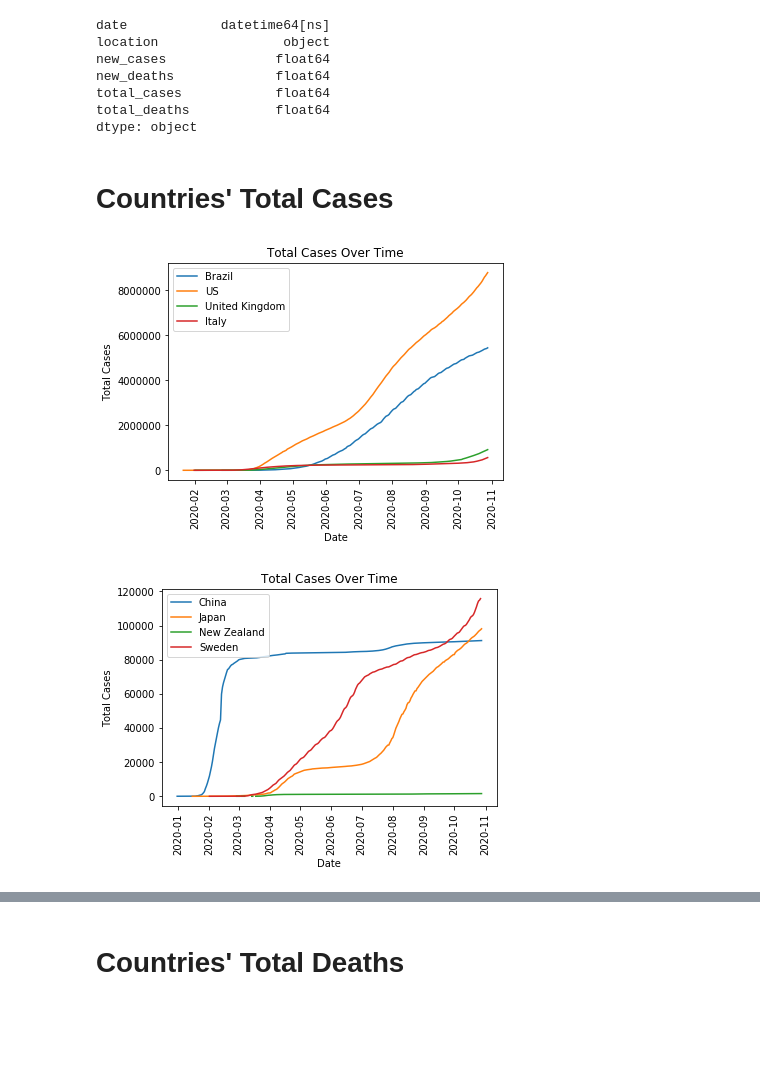
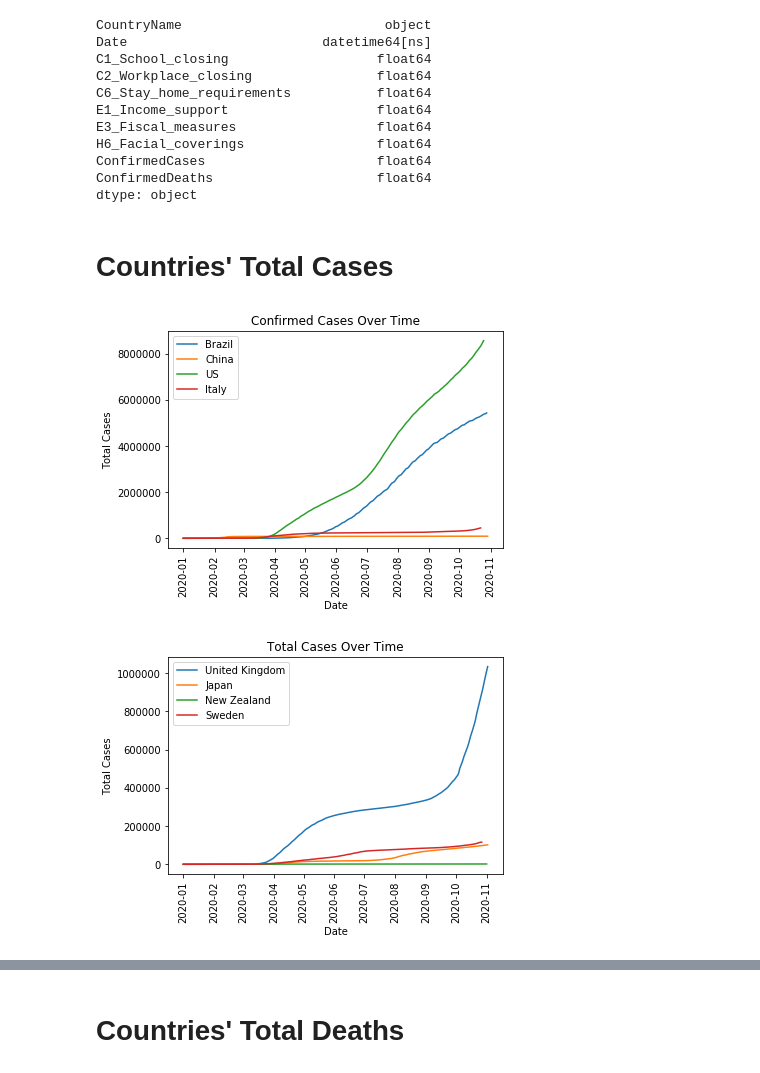
Before and after one commit to rejane-b/Project_1, a Jupyter notebook: Daily_Cases_Total_Cases.ipynb, the cells around one changed output, grey strips where cells are left out. Saved outputs shown, nothing was run; the diff lists cells and outputs as text; code cells hidden in the pictures; blank space fills up the shorter version.

Commit message:
Stats Tests
Converted notebook to use Oxford dataframe. Also began Stats tests.

```diff
--- a/Daily_Cases_Total_Cases.ipynb
+++ b/Daily_Cases_Total_Cases.ipynb
@@ -13,8 +13,8 @@ import random
 
 
 # Read in CSV File
-cases_df = pd.read_csv("output_data/owid_clean.csv")
+cases_df = pd.read_csv("output_data/oxford_clean3.csv")
 
 # Set DataFrame IndexPreview CSV file
-cases_df.set_index("location")
+cases_df.set_index("CountryName")
 # %% [output]
@@ -35,62 +35,67 @@ cases_df.set_index("location")
 # %%
 # convert object to datetime
-cases_df['date'] = pd.to_datetime(cases_df['date'], format='%Y-%m-%d')
+cases_df['Date'] = pd.to_datetime(cases_df['Date'], format='%Y%m%d')
+cases_df.dropna()
 cases_df.dtypes
 # %% [output]
-date            datetime64[ns]
-location                object
-new_cases              float64
-new_deaths             float64
-total_cases            float64
-total_deaths           float64
+CountryName                          object
+Date                         datetime64[ns]
+C1_School_closing                   float64
+C2_Workplace_closing                float64
+C6_Stay_home_requirements           float64
+E1_Income_support                   float64
+E3_Fiscal_measures                  float64
+H6_Facial_coverings                 float64
+ConfirmedCases                      float64
+ConfirmedDeaths                     float64
 dtype: object
 # %% [markdown]
 # Countries' Total Cases
 # %%
-cases_df.set_index('location')
+cases_df.set_index('CountryName')
 
 fig, ax = plt.subplots()
 
-brazil = cases_df.loc[cases_df['location']=='Brazil']
-ax.plot(brazil['date'],brazil['total_cases'], label = 'Brazil')
+brazil = cases_df.loc[cases_df['CountryName']=='Brazil']
+ax.plot(brazil['Date'],brazil['ConfirmedCases'], label = 'Brazil')
 
-us = cases_df.loc[cases_df['location']=='United States']
-ax.plot(us['date'],us['total_cases'],label='US')
+china = cases_df.loc[cases_df['CountryName']=='China']
+ax.plot(china['Date'],china['ConfirmedCases'],label='China')
 
-uk = cases_df.loc[cases_df['location']=='United Kingdom']
-ax.plot(uk['date'],uk['total_cases'],label='United Kingdom')
+us = cases_df.loc[cases_df['CountryName']=='United States']
+ax.plot(us['Date'],us['ConfirmedCases'],label='US')
 
-italy = cases_df.loc[cases_df['location']=='Italy']
-ax.plot(italy['date'],italy['total_cases'],label='Italy')
+italy = cases_df.loc[cases_df['CountryName']=='Italy']
+ax.plot(italy['Date'],italy['ConfirmedCases'],label='Italy')
 
 plt.xticks(rotation='vertical')
-plt.title('Total Cases Over Time')
+plt.title('Confirmed Cases Over Time')
 plt.xlabel('Date')
 plt.ylabel('Total Cases')
 plt.legend()
 plt.show()
 # %% [output]
-[figure, old version]
+[figure, new version]
 # %%
 fig, ax = plt.subplots()
 
-china = cases_df.loc[cases_df['location']=='China']
-ax.plot(china['date'],china['total_cases'],label='China')
+uk = cases_df.loc[cases_df['CountryName']=='United Kingdom']
+ax.plot(uk['Date'],uk['ConfirmedCases'],label='United Kingdom')
 
-japan = cases_df.loc[cases_df['location']=='Japan']
-ax.plot(japan['date'],japan['total_cases'],label='Japan')
+japan = cases_df.loc[cases_df['CountryName']=='Japan']
+ax.plot(japan['Date'],japan['ConfirmedCases'],label='Japan')
 
-nz = cases_df.loc[cases_df['location']=='New Zealand']
-ax.plot(nz['date'],nz['total_cases'],label='New Zealand')
+nz = cases_df.loc[cases_df['CountryName']=='New Zealand']
+ax.plot(nz['Date'],nz['ConfirmedCases'],label='New Zealand')
 
-sweden = cases_df.loc[cases_df['location']=='Sweden']
-ax.plot(sweden['date'],sweden['total_cases'],label='Sweden')
+sweden = cases_df.loc[cases_df['CountryName']=='Sweden']
+ax.plot(sweden['Date'],sweden['ConfirmedCases'],label='Sweden')
 
 plt.xticks(rotation='vertical')
 plt.title('Total Cases Over Time')
 plt.xlabel('Date')
 plt.ylabel('Total Cases')
 plt.legend()
 plt.show()
 # %% [output]
-[figure, old version]
+[figure, new version]
```
Also changed, not shown: parts of 9 cells of this notebook, 1 other file.
